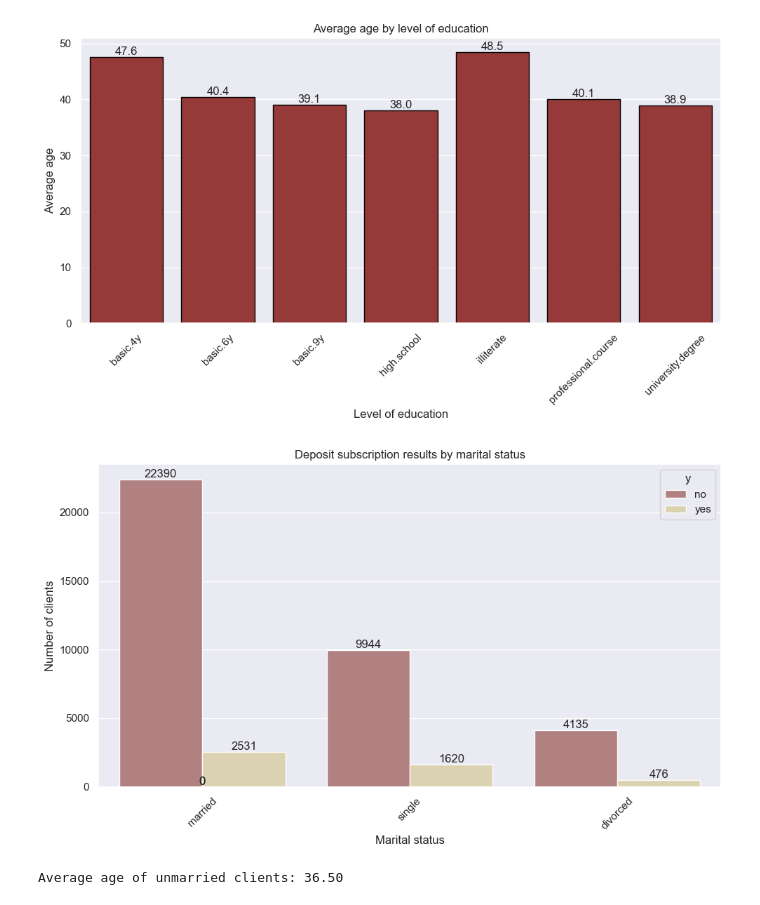
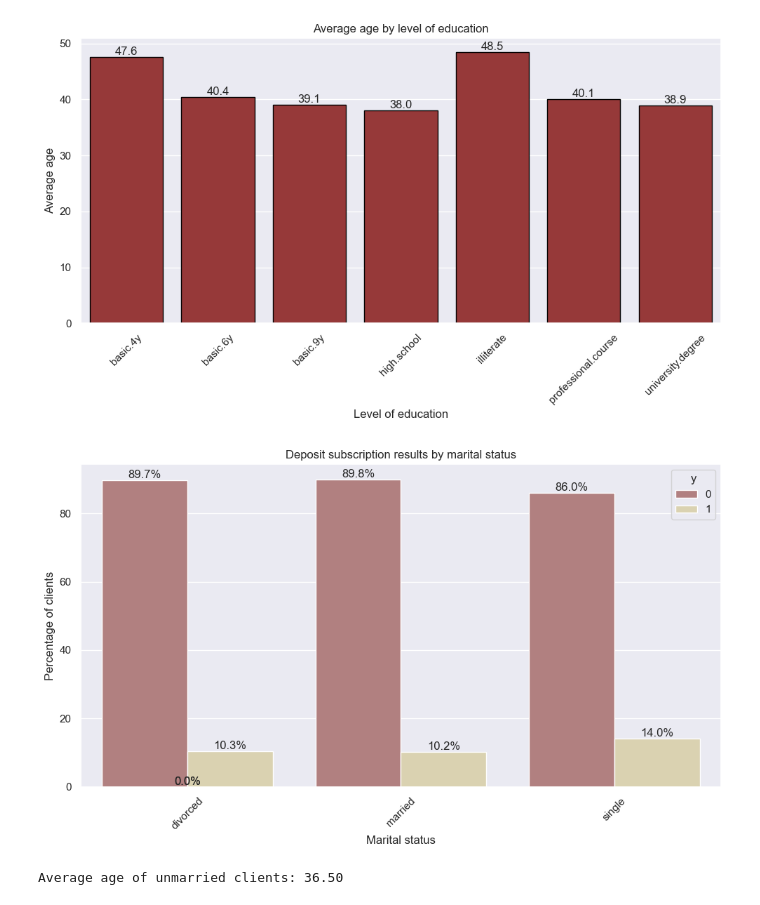
Before and after one commit to MariaShepelieva/ML_Fall2024, a Jupyter notebook: LW1/lw1.ipynb, the cells around one changed output. Cells and saved outputs as stored; diff of their text form; code cells hidden in the pictures.

Commit message:
change count to %

```diff
--- a/LW1/lw1.ipynb
+++ b/LW1/lw1.ipynb
@@ -459,26 +459,31 @@ plt.show()
 # %% [output]
 [figure]
 # %%
-#marital - y
+df_percent = df.groupby('marital')['y'].value_counts(normalize=True).unstack() * 100
 
+# Перетворюємо дані в довгий формат для побудови графіка
+df_percent = df_percent.reset_index().melt(id_vars='marital', value_name='percentage')
+
+# Побудова графіка з відсотками
 plt.figure(figsize=(10, 6))
-ax = sns.countplot(x='marital', hue='y', data=df, palette='pink')
+ax = sns.barplot(x='marital', y='percentage', hue='y', data=df_percent, palette='pink')
 
+# Додаємо анотації з відсотками
 for bar in ax.patches:
     height = bar.get_height()
-    ax.annotate(f'{int(height)}',
+    ax.annotate(f'{height:.1f}%',
                 (bar.get_x() + bar.get_width() / 2, height),
                 ha='center', va='bottom')
 
 plt.title('Deposit subscription results by marital status')
 plt.xlabel('Marital status')
-plt.ylabel('Number of clients')
+plt.ylabel('Percentage of clients')
 plt.xticks(rotation=45)
 
 plt.tight_layout()
 plt.show()
 # %% [output]
-[figure, old version]
+[figure, new version]
 # %%
 #Average age of unmarried clients
 
```
Also changed, not shown: parts of 1 cell of this notebook.
